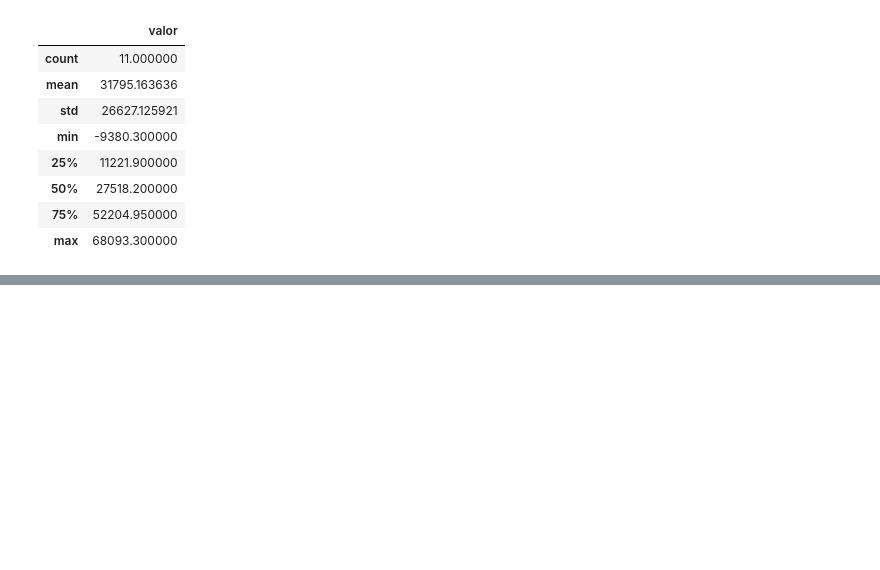
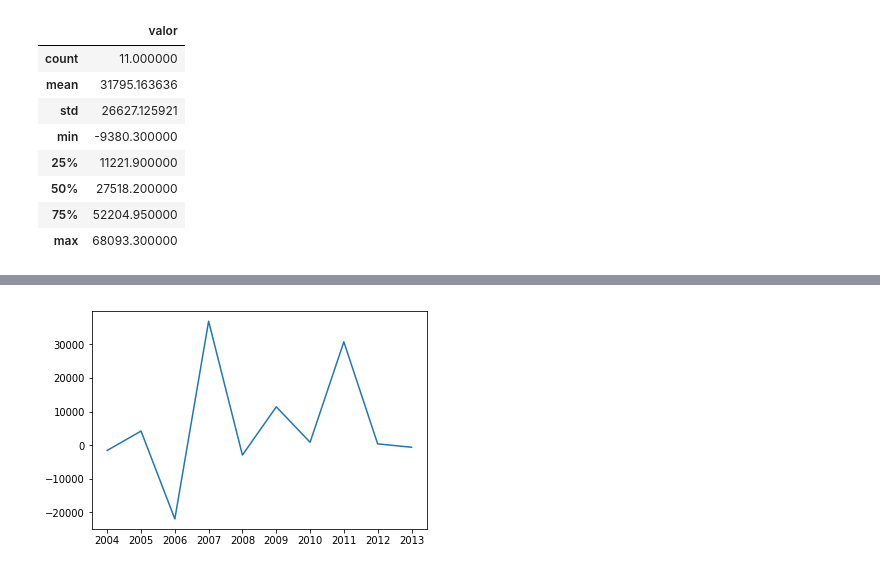
Before and after one commit to brunokolecza/investimento, a Jupyter notebook: Investimento.ipynb, the cells around one changed output, grey strips where cells are left out. Cells and saved outputs as stored; diff of their text form; code cells hidden in the pictures; blank space fills up the shorter version.

```diff
--- a/Investimento.ipynb
+++ b/Investimento.ipynb
@@ -73,0 +107,4 @@ investimento.describe()
+# %%
+# Cálculo da diferença pra tornar investimento estacionário
+dif_investimento = (investimento).diff()
+dif_investimento.head()
@@ -73,0 +119,6 @@ investimento.describe()
+# %%
+grafInvestimento_dif = plt.plot(dif_investimento)
+plt.savefig('imagens/investimento_dif.png')
+plt.show()
+# %% [output]
+[figure, added]
```
Also changed, not shown: parts of 14 cells of this notebook.
